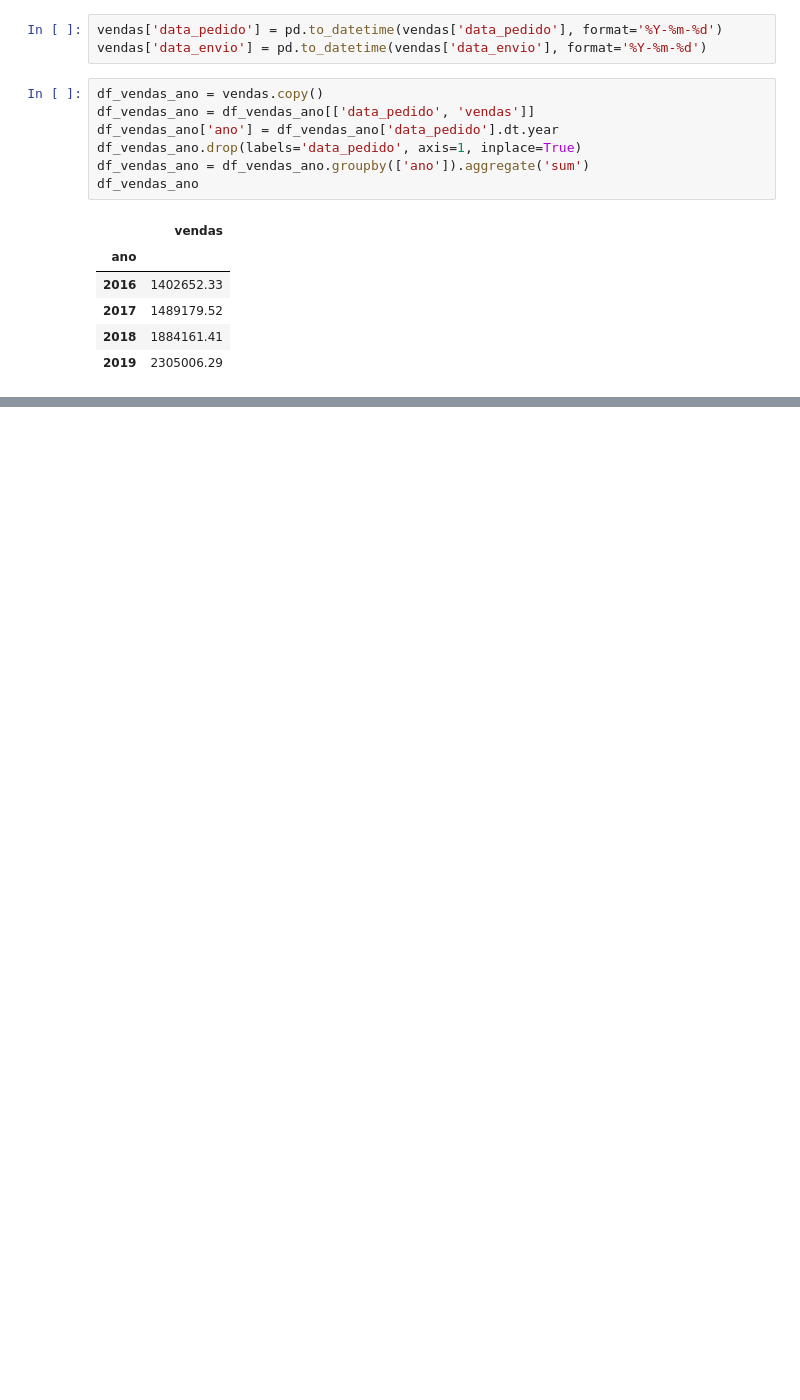
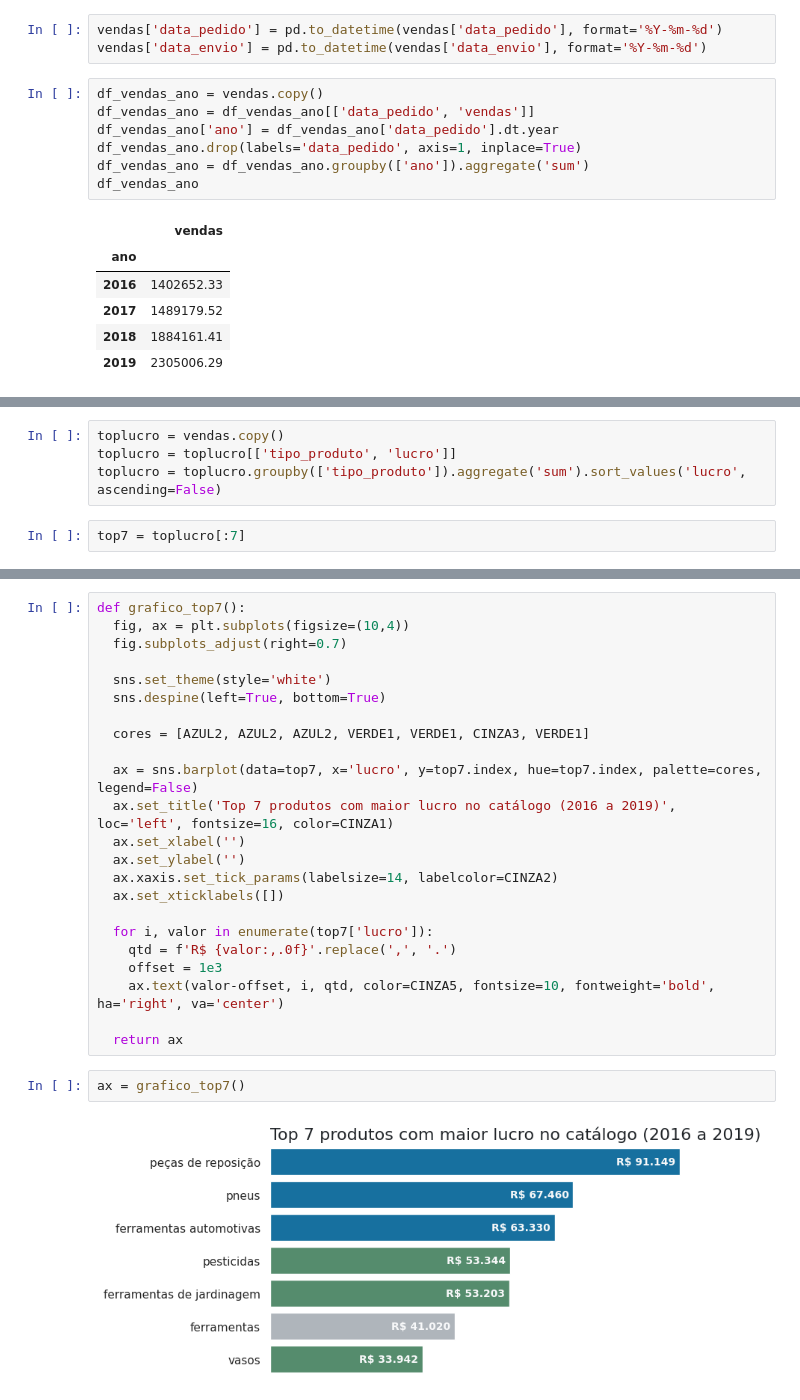
Before and after one commit to lukaswyllis/formacao-avancando-em-data-science-com-python, a Jupyter notebook: Curso 2 - Data Visualization - Gráficos de comparação e distribuição.ipynb, the cells around one changed output, grey strips where cells are left out. Drawn from its saved outputs; the diff is of its cells as text; blank space fills up the shorter version.

```diff
--- a/Curso 2 - Data Visualization - Gráficos de comparação e distribuição.ipynb
+++ b/Curso 2 - Data Visualization - Gráficos de comparação e distribuição.ipynb
@@ -78,0 +112,6 @@ The palette list has fewer values (1) than needed (4) and will cycle, which may
+# %%
+toplucro = vendas.copy()
+toplucro = toplucro[['tipo_produto', 'lucro']]
+toplucro = toplucro.groupby(['tipo_produto']).aggregate('sum').sort_values('lucro', ascending=False)
+# %%
+top7 = toplucro[:7]
@@ -78,0 +130,27 @@ The palette list has fewer values (1) than needed (4) and will cycle, which may
+# %%
+def grafico_top7():
+  fig, ax = plt.subplots(figsize=(10,4))
+  fig.subplots_adjust(right=0.7)
+
+  sns.set_theme(style='white')
+  sns.despine(left=True, bottom=True)
+
+  cores = [AZUL2, AZUL2, AZUL2, VERDE1, VERDE1, CINZA3, VERDE1]
+
+  ax = sns.barplot(data=top7, x='lucro', y=top7.index, hue=top7.index, palette=cores, legend=False)
+  ax.set_title('Top 7 produtos com maior lucro no catálogo (2016 a 2019)', loc='left', fontsize=16, color=CINZA1)
+  ax.set_xlabel('')
+  ax.set_ylabel('')
+  ax.xaxis.set_tick_params(labelsize=14, labelcolor=CINZA2)
+  ax.set_xticklabels([])
+
+  for i, valor in enumerate(top7['lucro']):
+    qtd = f'R$ {valor:,.0f}'.replace(',', '.')
+    offset = 1e3
+    ax.text(valor-offset, i, qtd, color=CINZA5, fontsize=10, fontweight='bold', ha='right', va='center')
+
+  return ax
+# %%
+ax = grafico_top7()
+# %% [output]
+[figure, added]
```
Also changed, not shown: parts of 7 cells of this notebook.
